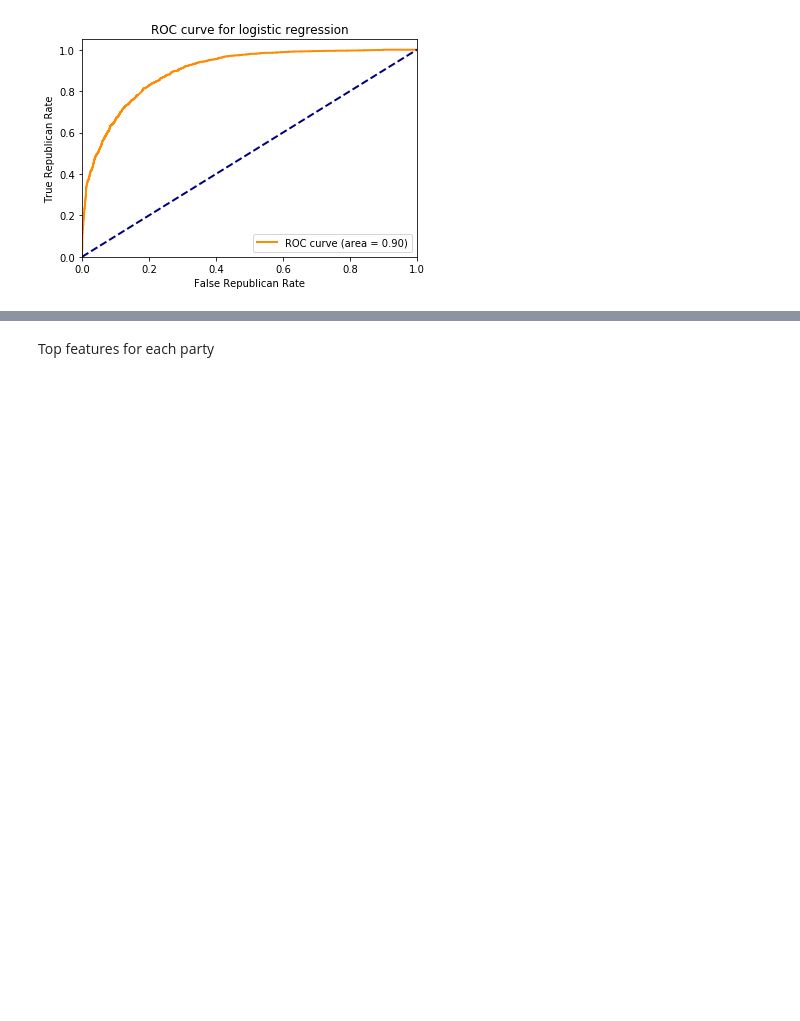
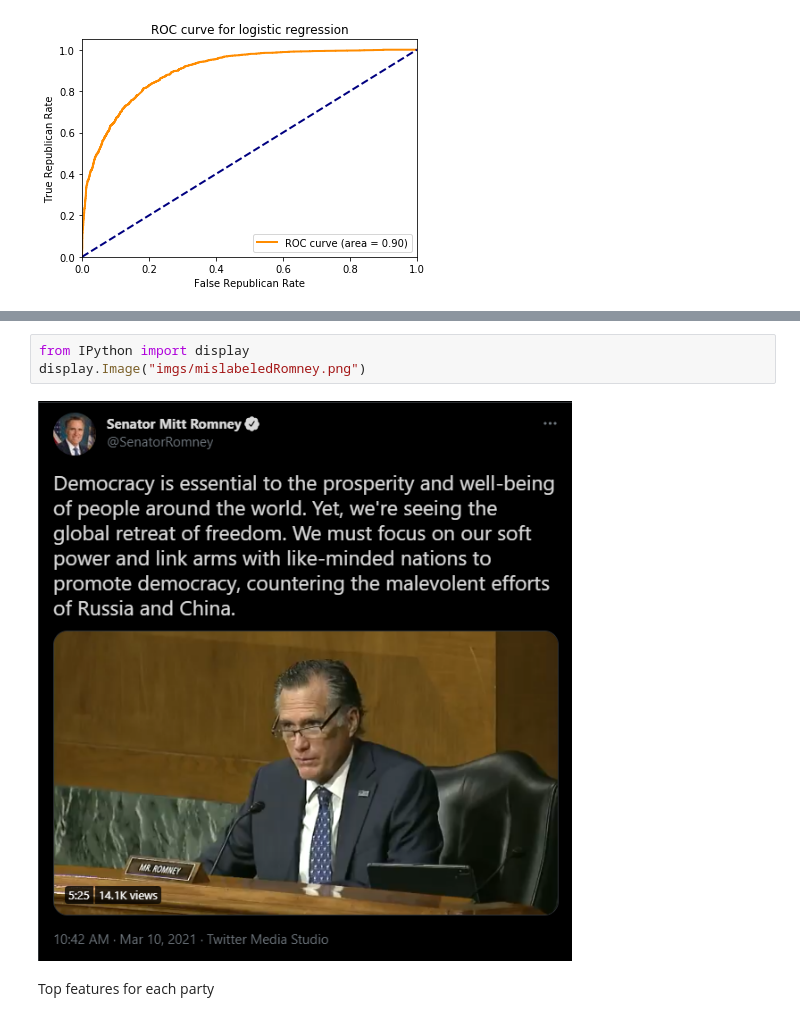
Before and after one commit to GeorgeIIT/cs481project, a Jupyter notebook: cs481Project.ipynb, the cells around one changed output, grey strips where cells are left out. Cells and saved outputs as stored; diff of their text form; blank space fills up the shorter version.

```diff
--- a/cs481Project.ipynb
+++ b/cs481Project.ipynb
@@ -363,3 +381,8 @@ Best parameter (CV score = 0.788):
+# %%
+from IPython import display
+display.Image("imgs/mislabeledRomney.png")
+# %% [output]
+[figure, added]
 # %% [markdown]
 Top features for each party
 # %%
```
Also changed, not shown: parts of 22 cells of this notebook, 3 other files.
